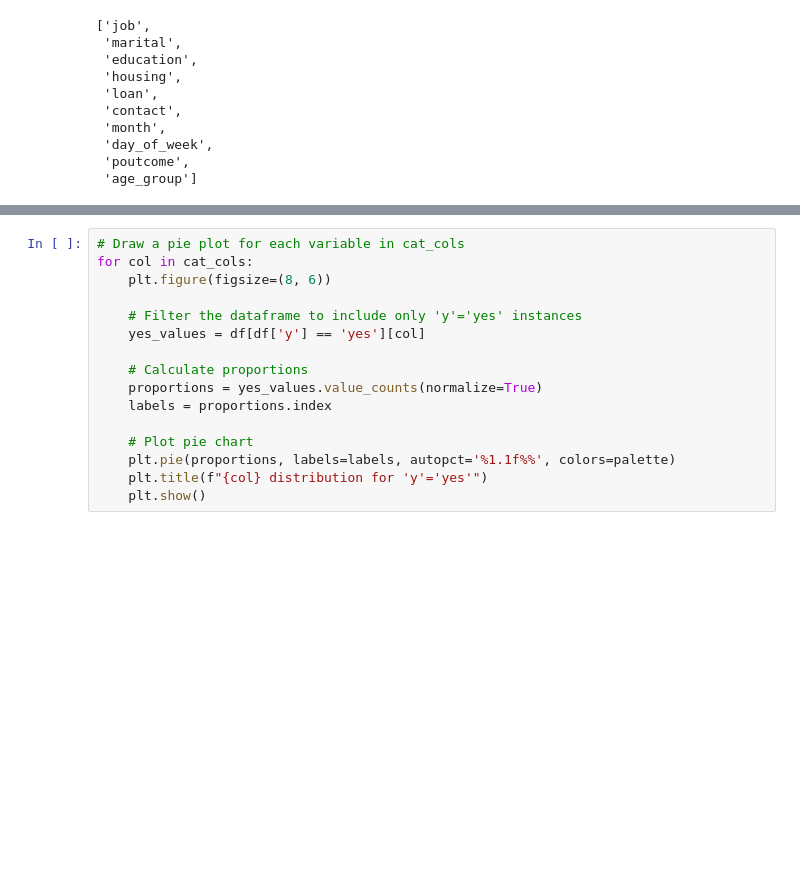
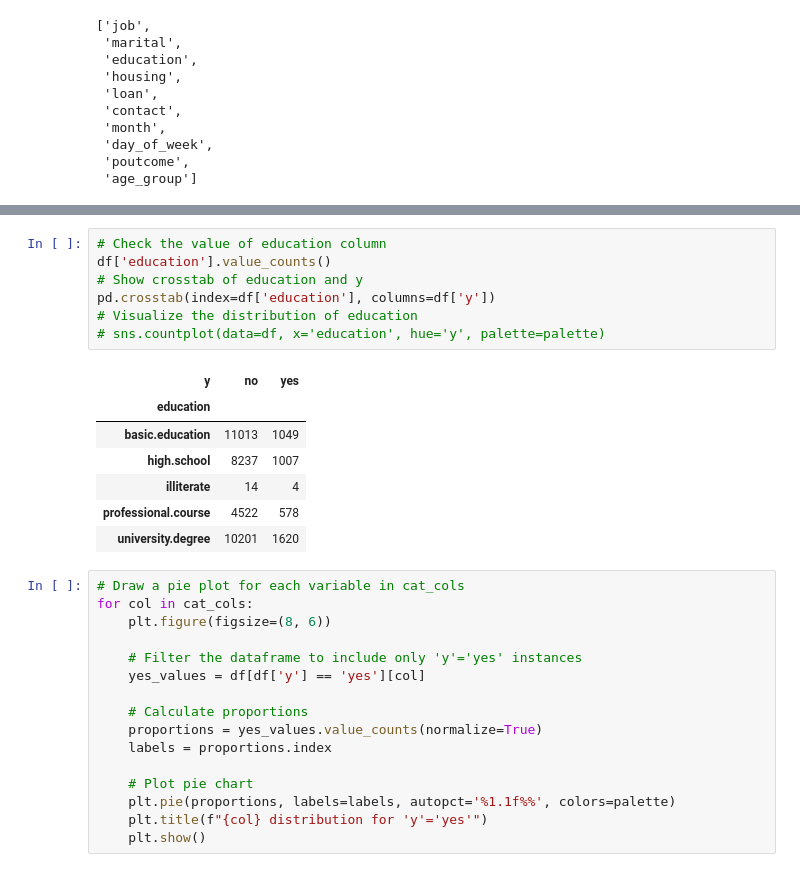
Before and after one commit to only18days/Bank-Marketing-Analysis, a Jupyter notebook: Bank Marketing Analysis.ipynb, the cells around one changed output, grey strips where cells are left out. Drawn from its saved outputs; the diff is of its cells as text; blank space fills up the shorter version.

```diff
--- a/Bank Marketing Analysis.ipynb
+++ b/Bank Marketing Analysis.ipynb
@@ -322,3 +334,18 @@ for col in cat_cols:
+# %%
+# Check the value of education column
+df['education'].value_counts()
+# Show crosstab of education and y
+pd.crosstab(index=df['education'], columns=df['y'])
+# Visualize the distribution of education
+# sns.countplot(data=df, x='education', hue='y', palette=palette)
+# %% [output]
+| y | no | yes |
+| education |  |  |
+| basic.education | 11013 | 1049 |
+| high.school | 8237 | 1007 |
+| illiterate | 14 | 4 |
+| professional.course | 4522 | 578 |
+| university.degree | 10201 | 1620 |
 # %%
 # Draw a pie plot for each variable in cat_cols
 for col in cat_cols:
```
Also changed, not shown: parts of 2 cells of this notebook.
